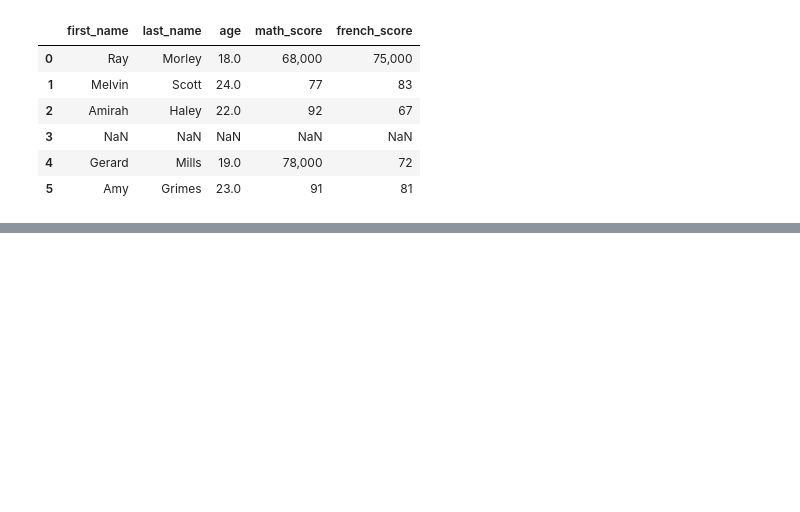
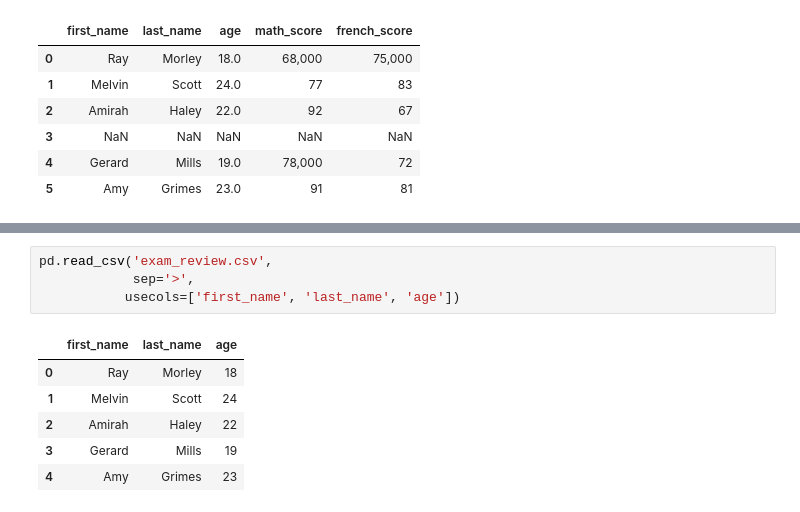
Before and after one commit to muhammadhananbaloch/Data-Analysis, a Jupyter notebook: Reading Data/Reading Data Introduction.ipynb, the cells around one changed output, grey strips where cells are left out. Saved outputs shown, nothing was run; the diff lists cells and outputs as text; blank space fills up the shorter version.

Commit message:
Load specific columns using usecols param of pd.readcsv method.

```diff
--- a/Reading Data/Reading Data Introduction.ipynb
+++ b/Reading Data/Reading Data Introduction.ipynb
@@ -588,0 +599,11 @@ pd.read_csv('exam_review.csv',
+# %%
+pd.read_csv('exam_review.csv',
+            sep='>',
+           usecols=['first_name', 'last_name', 'age'])
+# %% [output]
+|  | first_name | last_name | age |
+| 0 | Ray | Morley | 18 |
+| 1 | Melvin | Scott | 24 |
+| 2 | Amirah | Haley | 22 |
+| 3 | Gerard | Mills | 19 |
+| 4 | Amy | Grimes | 23 |
```
Also changed, not shown: parts of 3 cells of this notebook.
